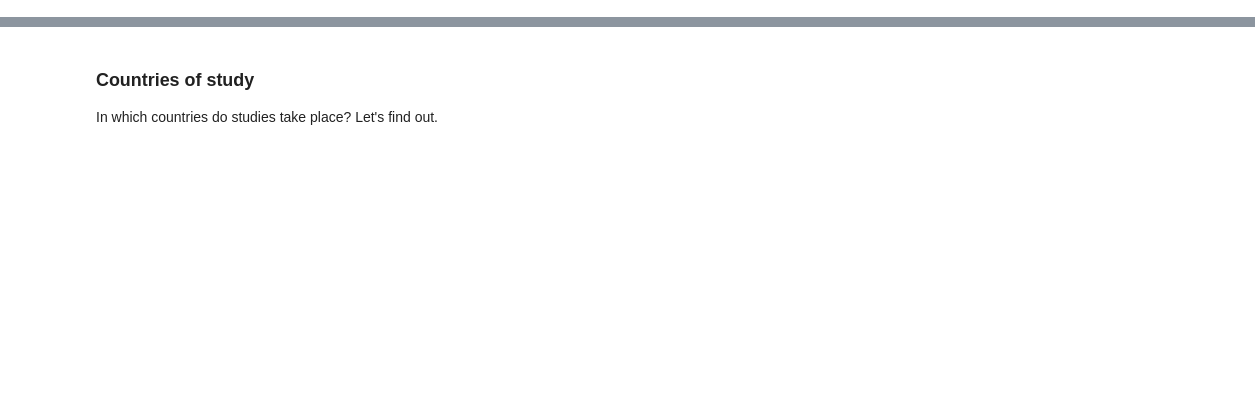
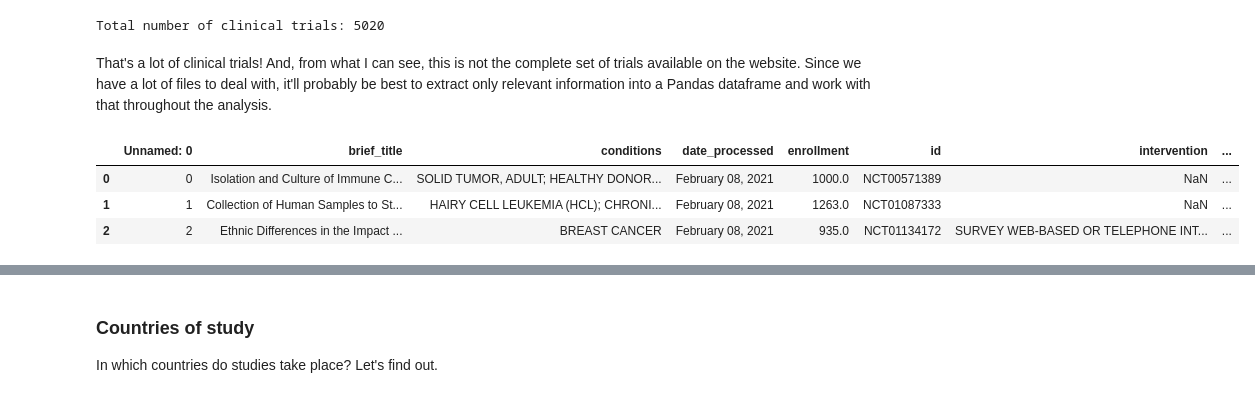
Before and after one commit to chels-kim/kaggle-covid-clintri, a Jupyter notebook: COVID-19 Clinical Trials.ipynb, the cells around one changed output, grey strips where cells are left out. Cells and saved outputs as stored; diff of their text form; code cells hidden in the pictures; blank space fills up the shorter version.

```diff
--- a/COVID-19 Clinical Trials.ipynb
+++ b/COVID-19 Clinical Trials.ipynb
@@ -708,0 +42,26 @@ mybarh_stacked_df(grouped_status, ylabel='Study status',
+# %%
+# Importing relevant modules
+
+# libraries
+import pandas as pd
+import numpy as np
+import os
+from xml.etree import ElementTree
+import scipy.stats as stats
+import datetime
+
+# data viz
+import matplotlib.pyplot as plt
+import seaborn as sns
+
+# Read file data
+current_folder = os.path.dirname(os.path.realpath('__file__'))
+xml_path = os.path.join(current_folder, 'covid19-clinical-trials-dataset',
+                        'COVID-19 CLinical trials studies', 'COVID-19 CLinical trials studies')
+
+list_of_files = os.listdir(xml_path)
+print('Total number of clinical trials:', len(list_of_files))
+# %% [output]
+Total number of clinical trials: 5020
+# %% [markdown]
+That's a lot of clinical trials! And, from what I can see, this is not the complete set of trials available on the website. Since we have a lot of files to deal with, it'll probably be best to extract only relevant information into a Pandas dataframe and work with that throughout the analysis.
@@ -708,0 +158,8 @@ mybarh_stacked_df(grouped_status, ylabel='Study status',
+# %%
+# print the first three rows of studies dataframe
+df_studies.head(3)
+# %% [output]
+|  | Unnamed: 0 | brief_title | conditions | date_processed | enrollment | id | intervention | ... |
+| 0 | 0 | Isolation and Culture of Immune C... | SOLID TUMOR, ADULT; HEALTHY DONOR... | February 08, 2021 | 1000.0 | NCT00571389 | NaN | ... |
+| 1 | 1 | Collection of Human Samples to St... | HAIRY CELL LEUKEMIA (HCL); CHRONI... | February 08, 2021 | 1263.0 | NCT01087333 | NaN | ... |
+| 2 | 2 | Ethnic Differences in the Impact ... | BREAST CANCER | February 08, 2021 | 935.0 | NCT01134172 | SURVEY WEB-BASED OR TELEPHONE INT... | ... |
```
Also changed, not shown: parts of 84 cells of this notebook, 2 other files.
